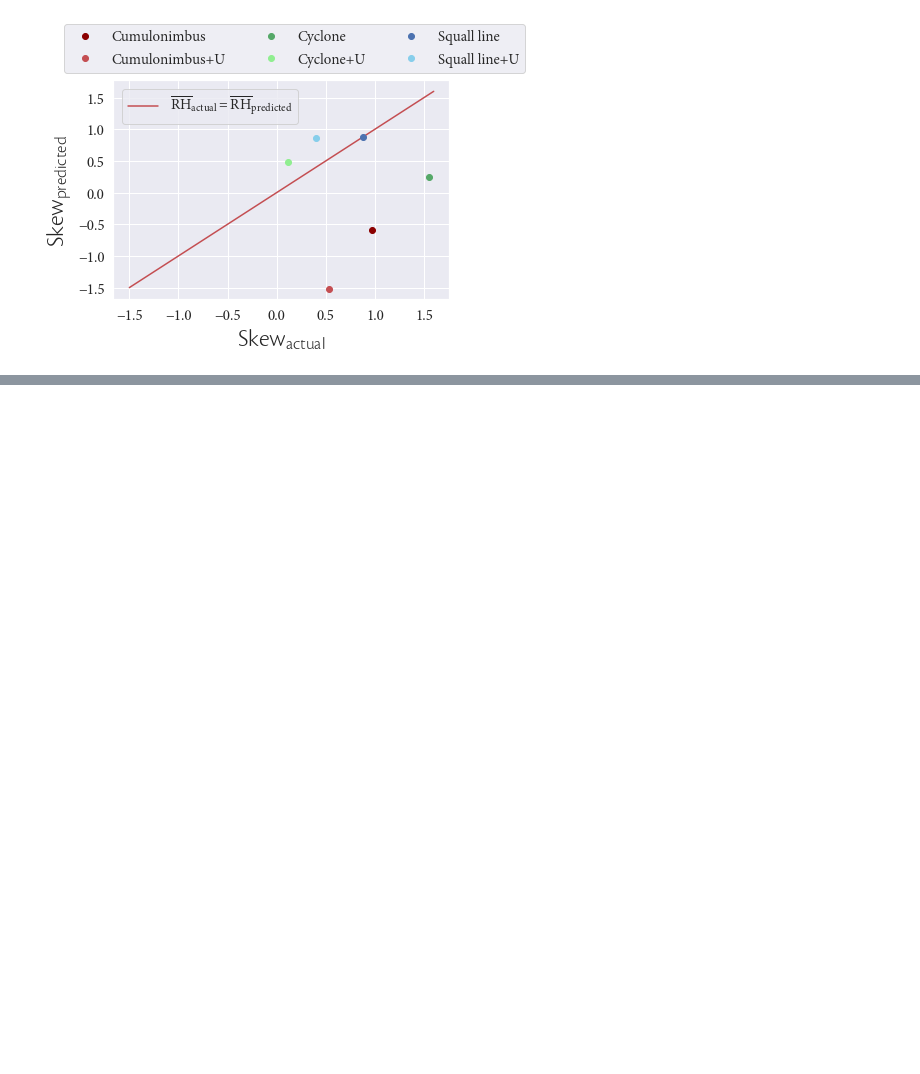
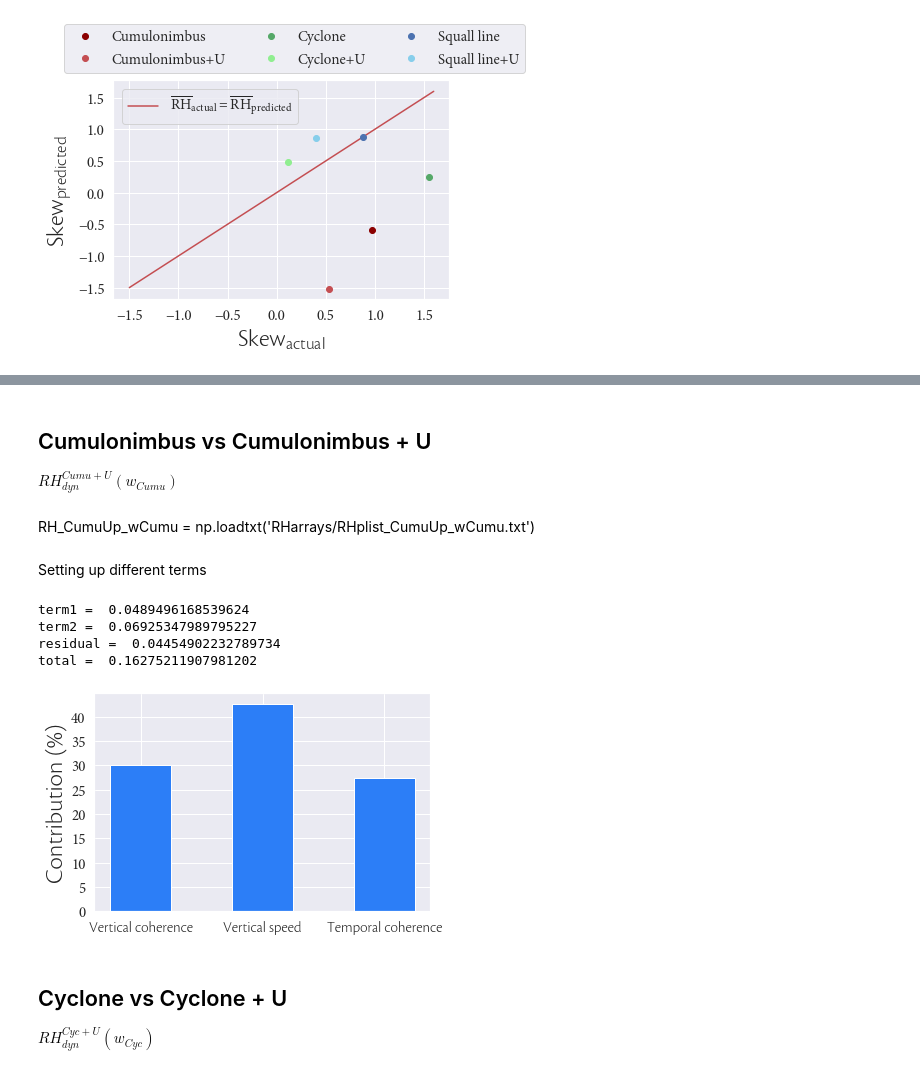
Before and after one commit to FelixLangot/LMD_Internship, a Jupyter notebook: Stats.ipynb, the cells around one changed output, grey strips where cells are left out. Cells and saved outputs as stored; diff of their text form; code cells hidden in the pictures; blank space fills up the shorter version.

Commit message:
Contribution/Comparison Cumu-Cumu+U

```diff
--- a/Stats.ipynb
+++ b/Stats.ipynb
@@ -272,0 +269,45 @@ plt.show()
+# %%
+meanRHo_cumu = np.mean(RHplisto[0])
+meanRHo_cumuUp = np.mean(RHplisto[1])
+meanRHo_cyc = np.mean(RHplisto[2])
+meanRHo_cycUp = np.mean(RHplisto[3])
+meanRHo_sqll = np.mean(RHplisto[4])
+meanRHo_sqllUp = np.mean(RHplisto[5])
+# %% [markdown]
+## Cumulonimbus vs Cumulonimbus + U
+$RH_{dyn}^{Cumu+U}(w_{Cumu})$
+# %% [markdown]
+RH_CumuUp_wCumu = np.loadtxt('RHarrays/RHplist_CumuUp_wCumu.txt')
+# %%
+meanRH_CumuUp_wCumu = np.mean(RH_CumuUp_wCumu)
+# %% [markdown]
+Setting up different terms
+# %%
+term1 = meanRHo_cumuUp - meanRHo_cumu
+print('term1 = ', term1)
+term2 = meanRHlist[1] - meanRH_CumuUp_wCumu
+print('term2 = ', term2)
+residual = meanRH_CumuUp_wCumu - meanRHlist[0] - meanRHo_cumuUp + meanRHo_cumu
+print('residual = ', residual)
+CumuvsCumuUp = term1 + term2 + residual
+print('total = ', CumuvsCumuUp)
+# %% [output]
+term1 =  0.0489496168539624
+term2 =  0.06925347989795227
+residual =  0.04454902232789734
+total =  0.16275211907981202
+# %%
+termpctlist = [term1/CumuvsCumuUp*100, term2/CumuvsCumuUp*100, residual/CumuvsCumuUp*100]
+absc = [0,1,2]
+labels = ['Vertical coherence', 'Vertical speed', 'Temporal coherence']
+plt.bar(np.arange(len(termpctlist)), termpctlist, align='center', width=0.5, color=colorlist[1])
+plt.xticks(absc, labels, font=Csprop)
+plt.yticks(font=Mplabelprop)
+plt.ylabel('Contribution (%)', fontproperties=Cslabelprop)
+plt.savefig('Figs/Contrib_CumuvsCumuUp.png', format='PNG', dpi=600)
+plt.show()
+# %% [output]
+[figure, added]
+# %% [markdown]
+## Cyclone vs Cyclone + U
+$RH_{dyn}^{Cyc+U}(w_{Cyc})$
```
Also changed, not shown: parts of 5 cells of this notebook, 3 other files.
